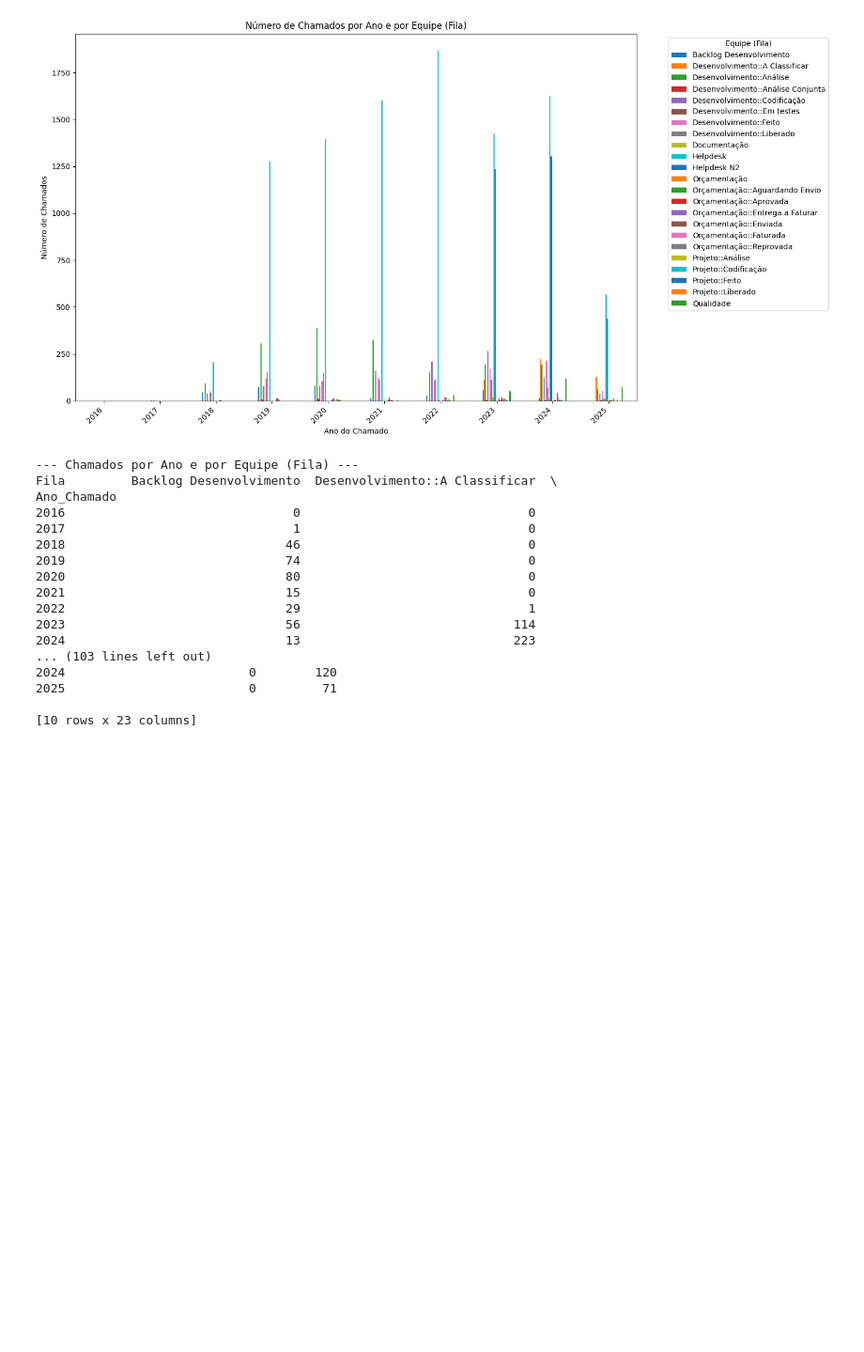
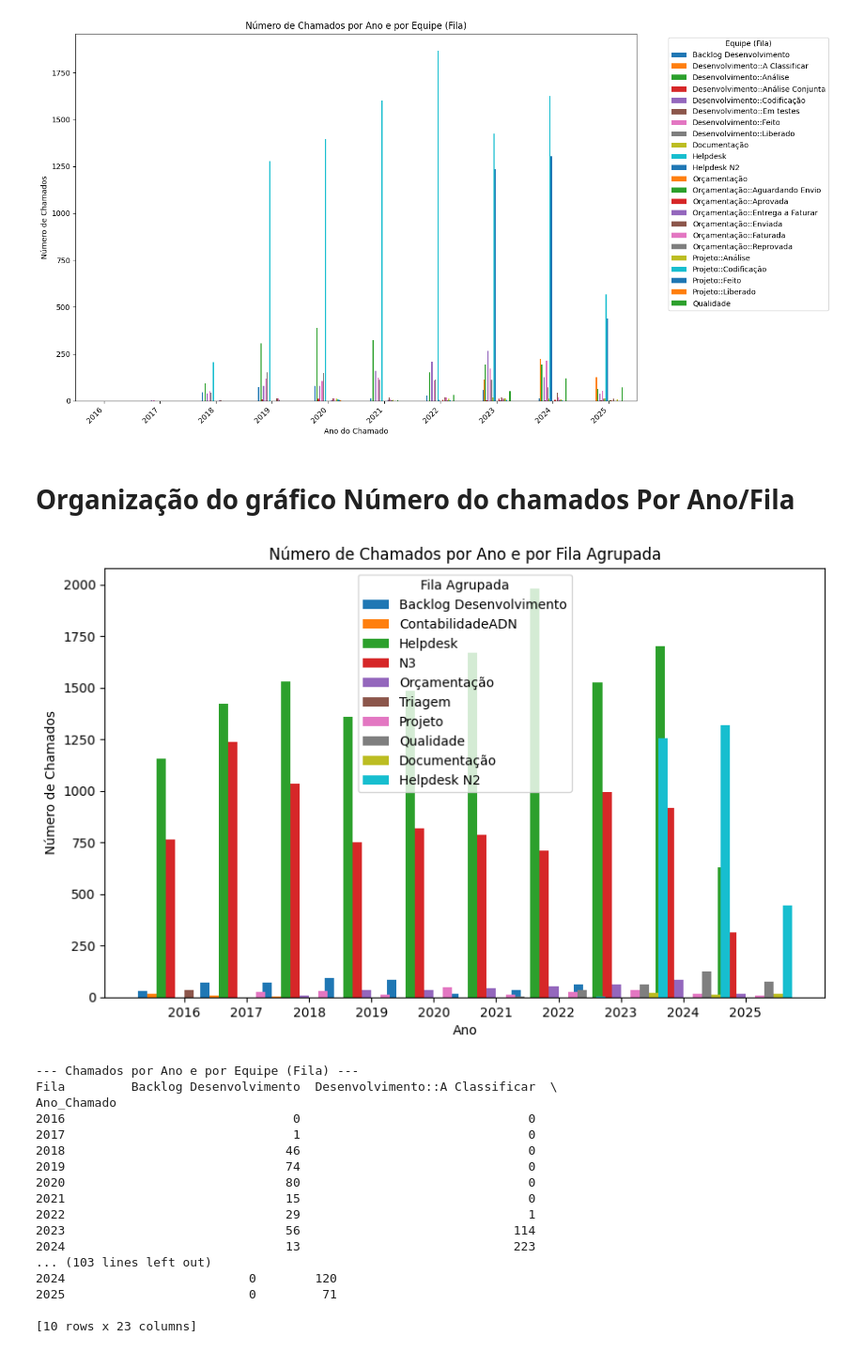
Before and after one commit to whoismalu/analise-chamadoshelpdesk, a Jupyter notebook: Análise.ipynb, the cells around one changed output. Shown at 94% size. Saved outputs shown, nothing was run; the diff lists cells and outputs as text; code cells hidden in the pictures; blank space fills up the shorter version.

```diff
--- a/Análise.ipynb
+++ b/Análise.ipynb
@@ -402,4 +402,50 @@ else:
     print("Não há dados suficientes para gerar o gráfico de chamados por ano e equipe.")
 # %% [output]
 [figure]
+# %% [markdown]
+# Organização do gráfico Número do chamados Por Ano/Fila
+# %%
+def agrupar_filas(fila):
+    if fila.startswith('Desenvolvimento'):
+        return 'N3'
+    elif fila.startswith('Orçamentação'):
+        return 'Orçamentação'
+    elif fila.startswith('Projeto'):
+        return 'Projeto'
+    else:
+        return fila
+
+df['Fila Agrupada'] = df['Fila'].apply(agrupar_filas)
+# %%
+df_agrupado = df.groupby(['Ano', 'Fila Agrupada']).size().reset_index(name='Número de Chamados')
+# %%
+import matplotlib.pyplot as plt
+import numpy as np
+
+anos = df_agrupado['Ano'].unique()
+filas_agrupadas = df_agrupado['Fila Agrupada'].unique()
+
+matriz_dados = []
+for fila in filas_agrupadas:
+    valores = []
+    for ano in anos:
+        valor = df_agrupado[(df_agrupado['Ano'] == ano) & (df_agrupado['Fila Agrupada'] == fila)]['Número de Chamados']
+        valores.append(valor.values[0] if not valor.empty else 0)
+    matriz_dados.append(valores)
+
+largura_barra = 0.15
+posicoes = np.arange(len(anos))
+
+plt.figure(figsize=(10, 6))
+for i, fila in enumerate(filas_agrupadas):
+    plt.bar(posicoes + i * largura_barra, matriz_dados[i], width=largura_barra, label=fila)
+
+plt.xticks(posicoes + largura_barra * (len(filas_agrupadas) - 1) / 2, anos)
+plt.xlabel('Ano')
+plt.ylabel('Número de Chamados')
+plt.title('Número de Chamados por Ano e por Fila Agrupada')
+plt.legend(title='Fila Agrupada')
+plt.show()
+# %% [output]
+[figure, added]
 # %%
```
Also changed, not shown: parts of 8 cells of this notebook.
